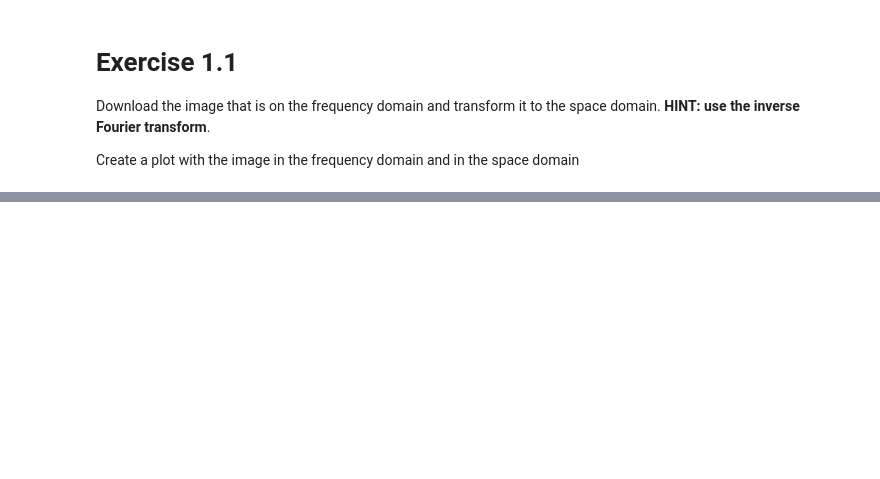
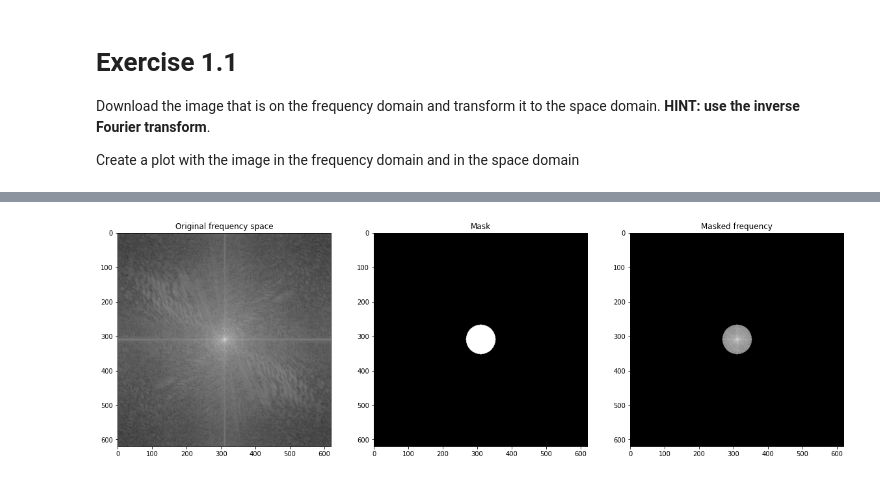
Before and after one commit to CarlosValleA/IIBM-BootCamp-2023, a Jupyter notebook: D5/D5Afternoon_fourier_filtering_SOLUTION.ipynb, the cells around one changed output, grey strips where cells are left out. Cells and saved outputs as stored; diff of their text form; code cells hidden in the pictures; blank space fills up the shorter version.

```diff
--- a/D5/D5Afternoon_fourier_filtering_SOLUTION.ipynb
+++ b/D5/D5Afternoon_fourier_filtering_SOLUTION.ipynb
@@ -216,0 +258,20 @@ Apply a square filter mask (rect function in 2D) to the frequency domain image a
+# %%
+circular_mask = 1*(gaus_mask(reconstructed.shape, sigma_x=3, sigma_y=3, x=0 ,y=0 ) > 0.9)
+
+fig = plt.figure(figsize=(20, 20))
+
+ax = plt.subplot(1,3,1)
+ax.imshow(np.log(np.abs(X)), cmap='gray')
+ax.title.set_text('Original frequency space')
+
+ax = plt.subplot(1,3,2)
+ax.imshow(circular_mask, cmap='gray')
+ax.title.set_text('Mask')
+
+ax = plt.subplot(1,3,3)
+ax.imshow(np.log(np.abs(X)) * circular_mask, cmap='gray')
+ax.title.set_text('Masked frequency')
+
+plt.show()
+# %% [output]
+[figure, added]
```
Also changed, not shown: parts of 18 cells of this notebook, 1 other file.
